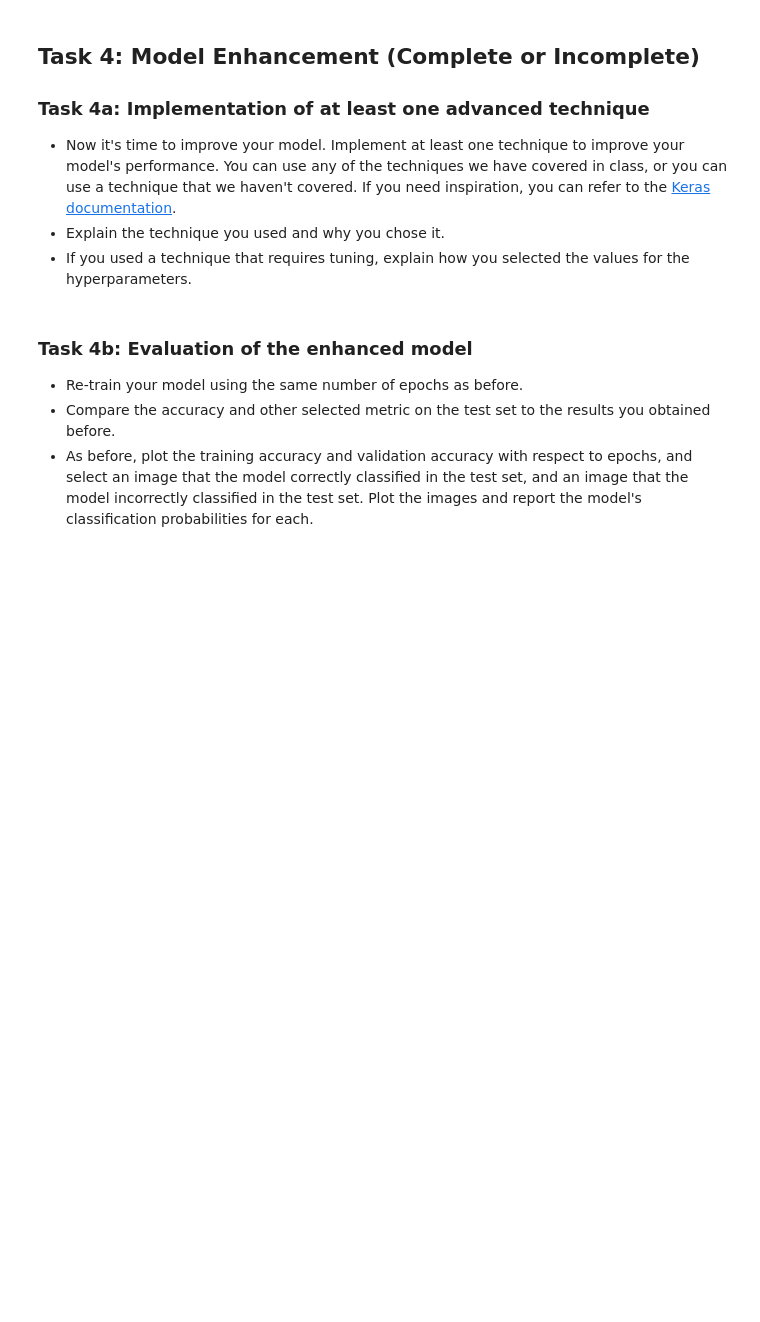
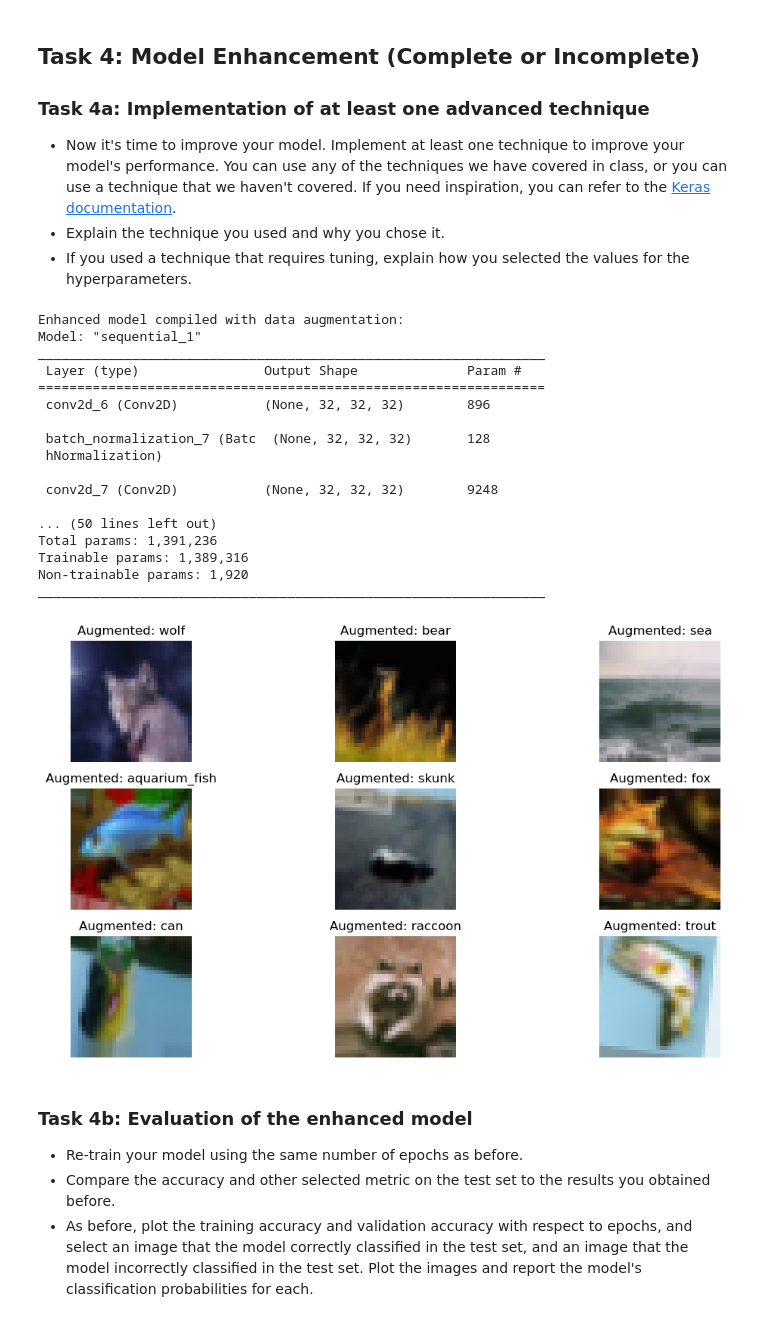
Before and after one commit to mxzargaran/deep_learning, a Jupyter notebook: 02_activities/assignments/assignment_1.ipynb, the cells around one changed output. Cells and saved outputs as stored; diff of their text form; code cells hidden in the pictures; blank space fills up the shorter version.

```diff
--- a/02_activities/assignments/assignment_1.ipynb
+++ b/02_activities/assignments/assignment_1.ipynb
@@ -391,7 +391,73 @@ Analysis of Results:
 - Explain the technique you used and why you chose it.
 - If you used a technique that requires tuning, explain how you selected the values for the hyperparameters.
 # %%
-# Your Code Here
+import tensorflow as tf
+from tensorflow.keras.models import Sequential
+from tensorflow.keras.layers import Conv2D, MaxPooling2D, Dropout, Flatten, Dense, BatchNormalization
+from tensorflow.keras.optimizers import Adam
+from tensorflow.keras.preprocessing.image import ImageDataGenerator
+import matplotlib.pyplot as plt
+import numpy as np
+import seaborn as sns
+from sklearn.metrics import classification_report
+
+# I chose data augmentation because it effectively addresses overfitting by creating more diverse training examples.
+# This technique is especially useful for the CIFAR-100 dataset, which has limited examples per class (only 500).
+
+# Create an image data generator with augmentation
+data_augmentation = ImageDataGenerator(
+    rotation_range=15,         # Rotate images by up to 15 degrees
+    width_shift_range=0.1,     # Shift horizontally by up to 10%
+    height_shift_range=0.1,    # Shift vertically by up to 10%
+    horizontal_flip=True,      # Randomly flip images horizontally
+    zoom_range=0.1,            # Zoom in/out by up to 10%
+    fill_mode='nearest'        # Fill in any missing pixels
+)
+
+# Create an enhanced model with the same architecture as before
+enhanced_model = create_baseline_cnn()
+
+# Compile the enhanced model with the same configuration
+enhanced_model.compile(
+    loss='categorical_crossentropy',
+    optimizer=Adam(learning_rate=0.001),
+    metrics=['accuracy']
+)
+
+print("Enhanced model compiled with data augmentation:")
+enhanced_model.summary()
+
+# Display a few augmented images to demonstrate the technique
+plt.figure(figsize=(12, 6))
+for i in range(9):
+    ax = plt.subplot(3, 3, i + 1)
+    batch = data_augmentation.flow(np.expand_dims(x_train_final[i], 0), y_train_final[i:i+1], batch_size=1)
+    img_batch, _ = batch.next()
+    img = img_batch[0]
+    plt.imshow(img)
+    plt.title(f'Augmented: {class_names[np.argmax(y_train_final[i])]}')
+    plt.axis('off')
+plt.tight_layout()
+plt.show()
+# %% [output]
+Enhanced model compiled with data augmentation:
+Model: "sequential_1"
+_________________________________________________________________
+ Layer (type)                Output Shape              Param #
+=================================================================
+ conv2d_6 (Conv2D)           (None, 32, 32, 32)        896
+
+ batch_normalization_7 (Batc  (None, 32, 32, 32)       128
+ hNormalization)
+
+ conv2d_7 (Conv2D)           (None, 32, 32, 32)        9248
+
+... (50 lines left out)
+Total params: 1,391,236
+Trainable params: 1,389,316
+Non-trainable params: 1,920
+_________________________________________________________________
+[figure, added]
 # %% [markdown]
 ### Task 4b: Evaluation of the enhanced model
 
```
Also changed, not shown: parts of 1 cell of this notebook.
